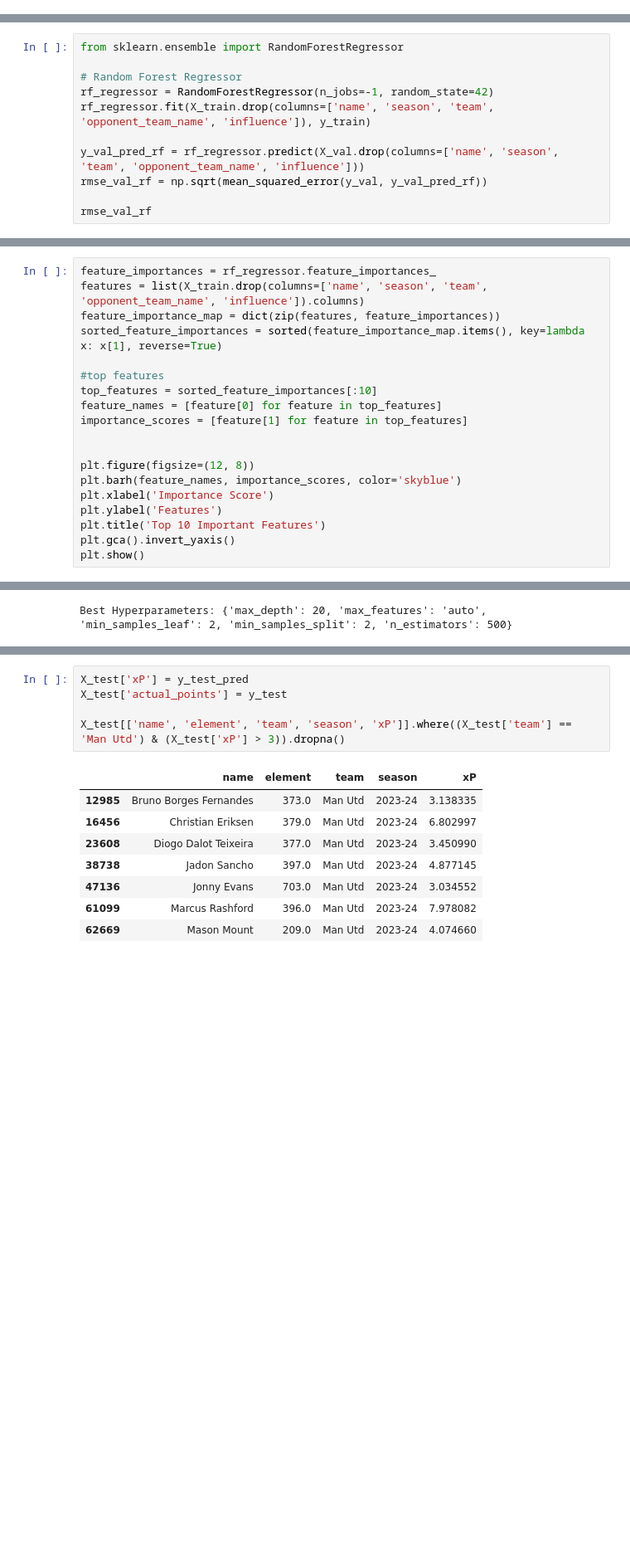
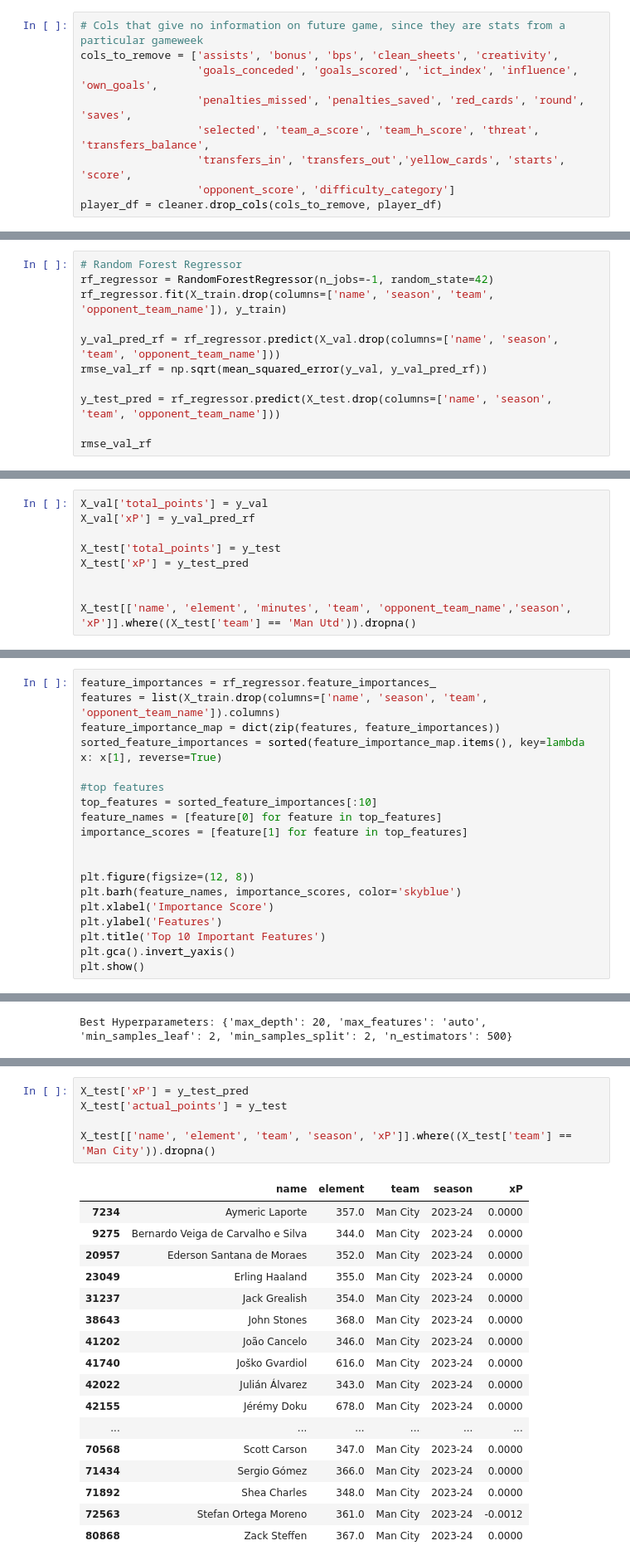
Before and after one commit to dheyay/weighted_through_ball, a Jupyter notebook: notebooks/playground.ipynb, the cells around one changed output, grey strips where cells are left out. Shown: that part at 83% size. Drawn from its saved outputs; the diff is of its cells as text; blank space fills up the shorter version.

```diff
--- a/notebooks/playground.ipynb
+++ b/notebooks/playground.ipynb
@@ -218,0 +206,9 @@ Index(['name', 'team', 'assists', 'bonus', 'bps', 'clean_sheets', 'creativity',
+# %%
+# Cols that give no information on future game, since they are stats from a particular gameweek
+cols_to_remove = ['assists', 'bonus', 'bps', 'clean_sheets', 'creativity',
+                  'goals_conceded', 'goals_scored', 'ict_index', 'influence', 'own_goals',
+                  'penalties_missed', 'penalties_saved', 'red_cards', 'round', 'saves',
+                  'selected', 'team_a_score', 'team_h_score', 'threat', 'transfers_balance',
+                  'transfers_in', 'transfers_out','yellow_cards', 'starts', 'score',
+                  'opponent_score', 'difficulty_category']
+player_df = cleaner.drop_cols(cols_to_remove, player_df)
@@ -221,12 +273,12 @@ Index(['name', 'team', 'assists', 'bonus', 'bps', 'clean_sheets', 'creativity',
 # %%
-from sklearn.ensemble import RandomForestRegressor
-
 # Random Forest Regressor
 rf_regressor = RandomForestRegressor(n_jobs=-1, random_state=42)
-rf_regressor.fit(X_train.drop(columns=['name', 'season', 'team', 'opponent_team_name', 'influence']), y_train)
+rf_regressor.fit(X_train.drop(columns=['name', 'season', 'team', 'opponent_team_name']), y_train)
 
-y_val_pred_rf = rf_regressor.predict(X_val.drop(columns=['name', 'season', 'team', 'opponent_team_name', 'influence']))
+y_val_pred_rf = rf_regressor.predict(X_val.drop(columns=['name', 'season', 'team', 'opponent_team_name']))
 rmse_val_rf = np.sqrt(mean_squared_error(y_val, y_val_pred_rf))
 
+y_test_pred = rf_regressor.predict(X_test.drop(columns=['name', 'season', 'team', 'opponent_team_name']))
+
 rmse_val_rf
 # %% [output]
@@ -233,0 +286,9 @@ rmse_val_rf
+# %%
+X_val['total_points'] = y_val
+X_val['xP'] = y_val_pred_rf
+
+X_test['total_points'] = y_test
+X_test['xP'] = y_test_pred
+
+
+X_test[['name', 'element', 'minutes', 'team', 'opponent_team_name','season', 'xP']].where((X_test['team'] == 'Man Utd')).dropna()
@@ -234,6 +313,6 @@ rmse_val_rf
 # %%
 feature_importances = rf_regressor.feature_importances_
-features = list(X_train.drop(columns=['name', 'season', 'team', 'opponent_team_name', 'influence']).columns)
+features = list(X_train.drop(columns=['name', 'season', 'team', 'opponent_team_name']).columns)
 feature_importance_map = dict(zip(features, feature_importances))
 sorted_feature_importances = sorted(feature_importance_map.items(), key=lambda x: x[1], reverse=True)
 
@@ -334,17 +413,26 @@ y_test_pred = best_rf.predict(X_test.drop(columns=['name', 'season', 'team', 'op
 # %%
 X_test['xP'] = y_test_pred
 X_test['actual_points'] = y_test
 
-X_test[['name', 'element', 'team', 'season', 'xP']].where((X_test['team'] == 'Man Utd') & (X_test['xP'] > 3)).dropna()
+X_test[['name', 'element', 'team', 'season', 'xP']].where((X_test['team'] == 'Man City')).dropna()
 # %% [output]
 |  | name | element | team | season | xP |
-| 12985 | Bruno Borges Fernandes | 373.0 | Man Utd | 2023-24 | 3.138335 |
-| 16456 | Christian Eriksen | 379.0 | Man Utd | 2023-24 | 6.802997 |
-| 23608 | Diogo Dalot Teixeira | 377.0 | Man Utd | 2023-24 | 3.450990 |
-| 38738 | Jadon Sancho | 397.0 | Man Utd | 2023-24 | 4.877145 |
-| 47136 | Jonny Evans | 703.0 | Man Utd | 2023-24 | 3.034552 |
-| 61099 | Marcus Rashford | 396.0 | Man Utd | 2023-24 | 7.978082 |
-| 62669 | Mason Mount | 209.0 | Man Utd | 2023-24 | 4.074660 |
+| 7234 | Aymeric Laporte | 357.0 | Man City | 2023-24 | 0.0000 |
+| 9275 | Bernardo Veiga de Carvalho e Silva | 344.0 | Man City | 2023-24 | 0.0000 |
+| 20957 | Ederson Santana de Moraes | 352.0 | Man City | 2023-24 | 0.0000 |
+| 23049 | Erling Haaland | 355.0 | Man City | 2023-24 | 0.0000 |
+| 31237 | Jack Grealish | 354.0 | Man City | 2023-24 | 0.0000 |
+| 38643 | John Stones | 368.0 | Man City | 2023-24 | 0.0000 |
+| 41202 | João Cancelo | 346.0 | Man City | 2023-24 | 0.0000 |
+| 41740 | Joško Gvardiol | 616.0 | Man City | 2023-24 | 0.0000 |
+| 42022 | Julián Álvarez | 343.0 | Man City | 2023-24 | 0.0000 |
+| 42155 | Jérémy Doku | 678.0 | Man City | 2023-24 | 0.0000 |
+| ... | ... | ... | ... | ... | ... |
+| 70568 | Scott Carson | 347.0 | Man City | 2023-24 | 0.0000 |
+| 71434 | Sergio Gómez | 366.0 | Man City | 2023-24 | 0.0000 |
+| 71892 | Shea Charles | 348.0 | Man City | 2023-24 | 0.0000 |
+| 72563 | Stefan Ortega Moreno | 361.0 | Man City | 2023-24 | -0.0012 |
+| 80868 | Zack Steffen | 367.0 | Man City | 2023-24 | 0.0000 |
 # %% [markdown]
 ## XGBoost
 # %%
```
Also changed, not shown: parts of 17 cells of this notebook, 3 other files.
